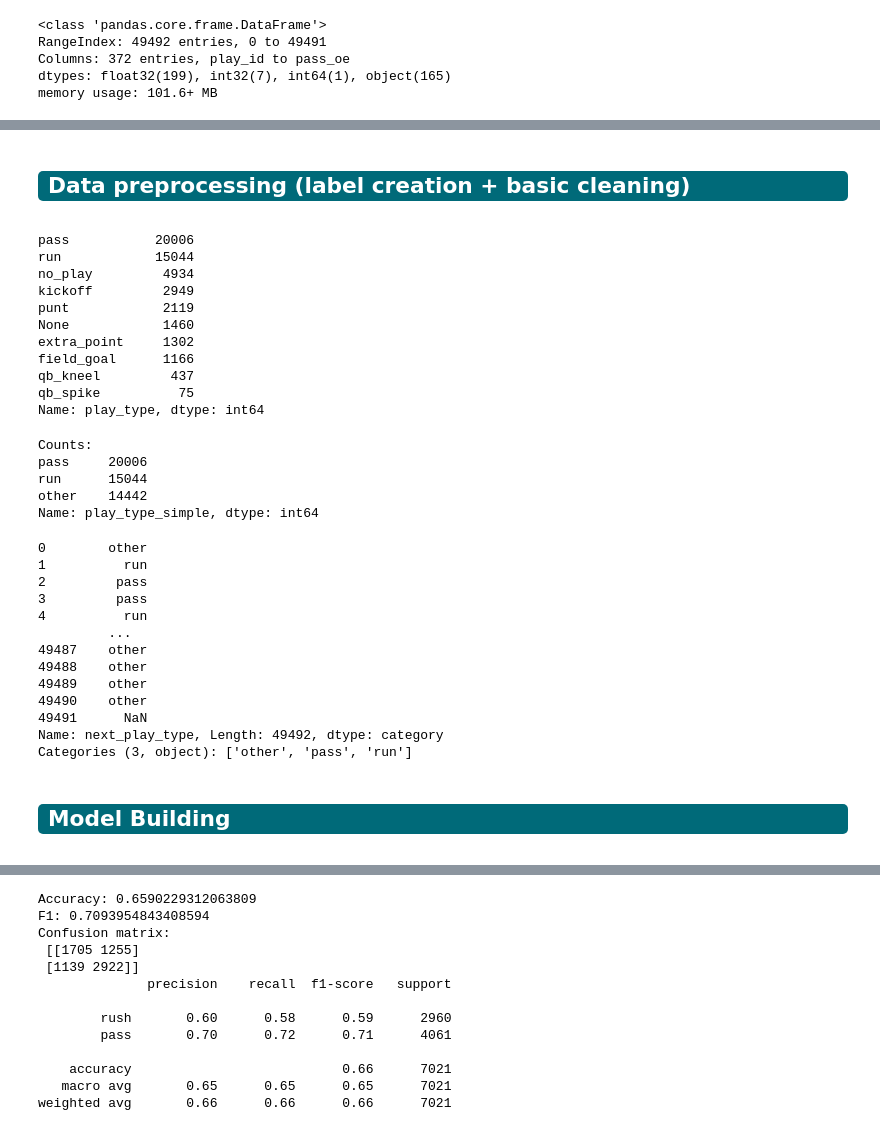
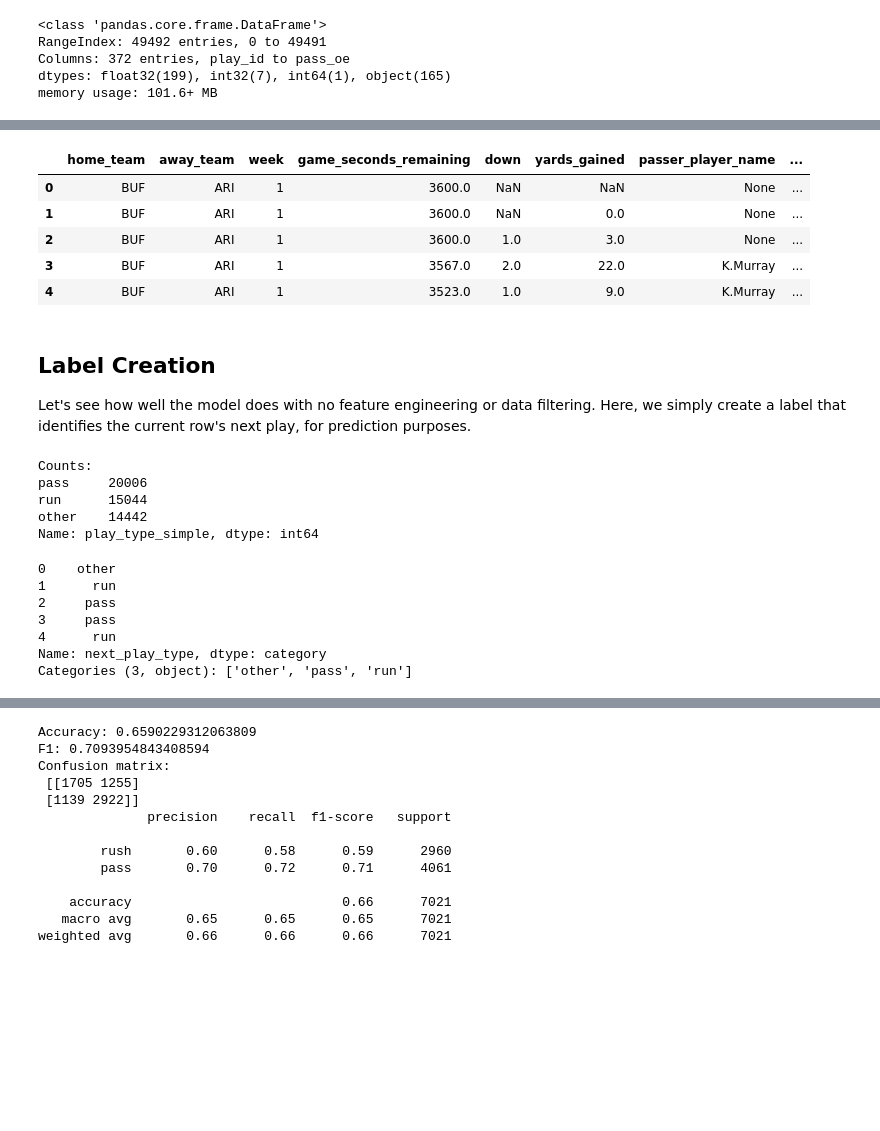
Before and after one commit to joshuachen1122/nfl-play-predictor, a Jupyter notebook: Predicting Rush or Pass 1.0.executed.ipynb, the cells around one changed output, grey strips where cells are left out. Saved outputs shown, nothing was run; the diff lists cells and outputs as text; code cells hidden in the pictures; blank space fills up the shorter version.

```diff
--- a/Predicting Rush or Pass 1.0.executed.ipynb
+++ b/Predicting Rush or Pass 1.0.executed.ipynb
@@ -80,3 +34,0 @@ play_by_play.head(20).to_csv("pbp_first20.csv", index=False)
-# %% [markdown]
-<div class="alert alert-info" style="background-color:#006a79; color:white; padding:0px 10px; border-radius:5px;"><h2 style='margin:10px 5px'>Data preprocessing (label creation + basic cleaning)</h2>
-</div>
@@ -86,14 +35,13 @@ play_by_play.head(20).to_csv("pbp_first20.csv", index=False)
-# %%
-play_by_play["play_type"].value_counts(dropna=False)
-# %% [output]
-pass           20006
-run            15044
-no_play         4934
-kickoff         2949
-punt            2119
-None            1460
-extra_point     1302
-field_goal      1166
-qb_kneel         437
-qb_spike          75
-Name: play_type, dtype: int64
+# %%
+cols = ["home_team", "away_team", "week", "game_seconds_remaining", "down", "yards_gained", "passer_player_name", "rusher_player_name", "receiver_player_name", "home_coach", "away_coach", "temp", "wind"]
+play_by_play[cols].head()
+# %% [output]
+|  | home_team | away_team | week | game_seconds_remaining | down | yards_gained | passer_player_name | ... |
+| 0 | BUF | ARI | 1 | 3600.0 | NaN | NaN | None | ... |
+| 1 | BUF | ARI | 1 | 3600.0 | NaN | 0.0 | None | ... |
+| 2 | BUF | ARI | 1 | 3600.0 | 1.0 | 3.0 | None | ... |
+| 3 | BUF | ARI | 1 | 3567.0 | 2.0 | 22.0 | K.Murray | ... |
+| 4 | BUF | ARI | 1 | 3523.0 | 1.0 | 9.0 | K.Murray | ... |
+# %% [markdown]
+<h2>Label Creation</h2>
+<p>Let's see how well the model does with no feature engineering or data filtering. Here, we simply create a label that identifies the current row's next play, for prediction purposes.</p>
@@ -124,35 +71,26 @@ run      15044
 other    14442
 Name: play_type_simple, dtype: int64
 # %%
-# add next play type by first sorting and grouping
-play_by_play["down_sort"] = play_by_play["down"].fillna(0)  # NaN downs (kickoffs/returns) become 0
+# Add next play type but first ensure the data is sorted so each play is in order
+play_by_play["down_sort"] = play_by_play["down"].fillna(0)
 play_by_play_sorted = play_by_play.sort_values(
     by=["game_id", "game_seconds_remaining", "down_sort", "play_id"],
     ascending=[True, False, True, True]
 ).drop(columns="down_sort")
 
-# then grouping
+# then group by each game
 play_by_play_sorted["next_play_type"] = (
     play_by_play_sorted.groupby("game_id")["play_type_simple"]
-      .shift(-1)   # shift backwards → next row’s play_type
+      .shift(-1)   # shift backwards, so next row’s play_type
 )
 
-play_by_play_sorted["next_play_type"]
+play_by_play_sorted["next_play_type"].head()
 # %% [output]
-0        other
-1          run
-2         pass
-3         pass
-4          run
-         ...
-49487    other
-49488    other
-49489    other
-49490    other
-49491      NaN
-Name: next_play_type, Length: 49492, dtype: category
+0    other
+1      run
+2     pass
+3     pass
+4      run
+Name: next_play_type, dtype: category
 Categories (3, object): ['other', 'pass', 'run']
-# %% [markdown]
-<div class="alert alert-info" style="background-color:#006a79; color:white; padding:0px 10px; border-radius:5px;"><h2 style='margin:10px 5px'>Model Building</h2>
-</div>
 # %%
```
Also changed, not shown: parts of 28 cells of this notebook, 33 other files.
